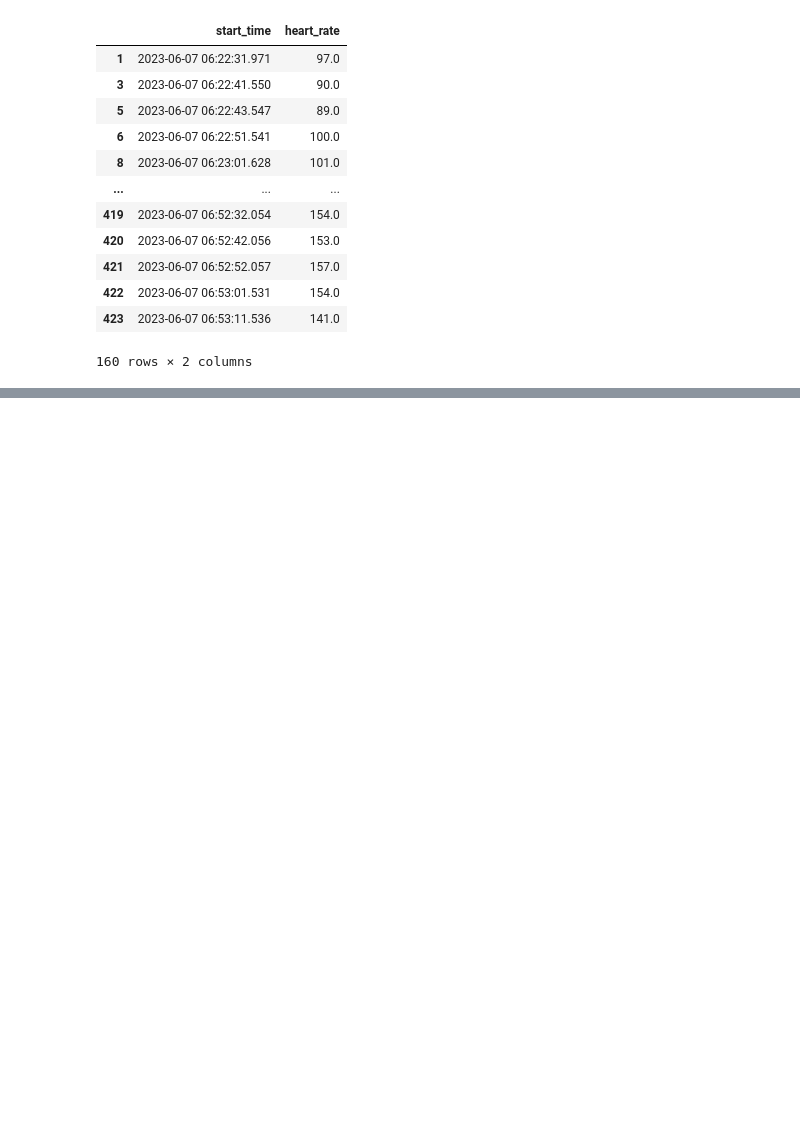
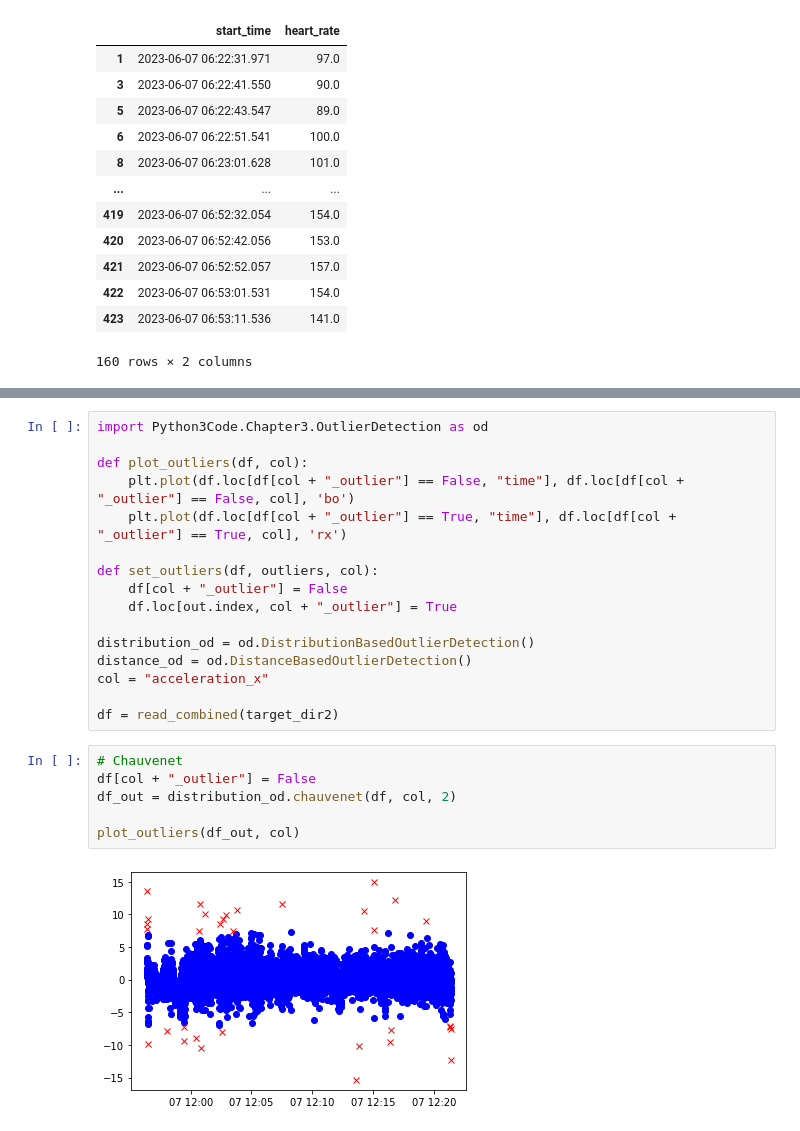
Before and after one commit to lucashecht/ML4QS, a Jupyter notebook: Parse Data Alessandro.ipynb, the cells around one changed output, grey strips where cells are left out. Cells and saved outputs as stored; diff of their text form; blank space fills up the shorter version.

Commit message:
Some outlier detection tests

```diff
--- a/Parse Data Alessandro.ipynb
+++ b/Parse Data Alessandro.ipynb
@@ -252,0 +274,24 @@ fig.align_labels()
+# %%
+import Python3Code.Chapter3.OutlierDetection as od
+
+def plot_outliers(df, col):
+    plt.plot(df.loc[df[col + "_outlier"] == False, "time"], df.loc[df[col + "_outlier"] == False, col], 'bo')
+    plt.plot(df.loc[df[col + "_outlier"] == True, "time"], df.loc[df[col + "_outlier"] == True, col], 'rx')
+
+def set_outliers(df, outliers, col):
+    df[col + "_outlier"] = False
+    df.loc[out.index, col + "_outlier"] = True
+
+distribution_od = od.DistributionBasedOutlierDetection()
+distance_od = od.DistanceBasedOutlierDetection()
+col = "acceleration_x"
+
+df = read_combined(target_dir2)
+# %%
+# Chauvenet
+df[col + "_outlier"] = False
+df_out = distribution_od.chauvenet(df, col, 2)
+
+plot_outliers(df_out, col)
+# %% [output]
+[figure, added]
```
Also changed, not shown: parts of 9 cells of this notebook.
